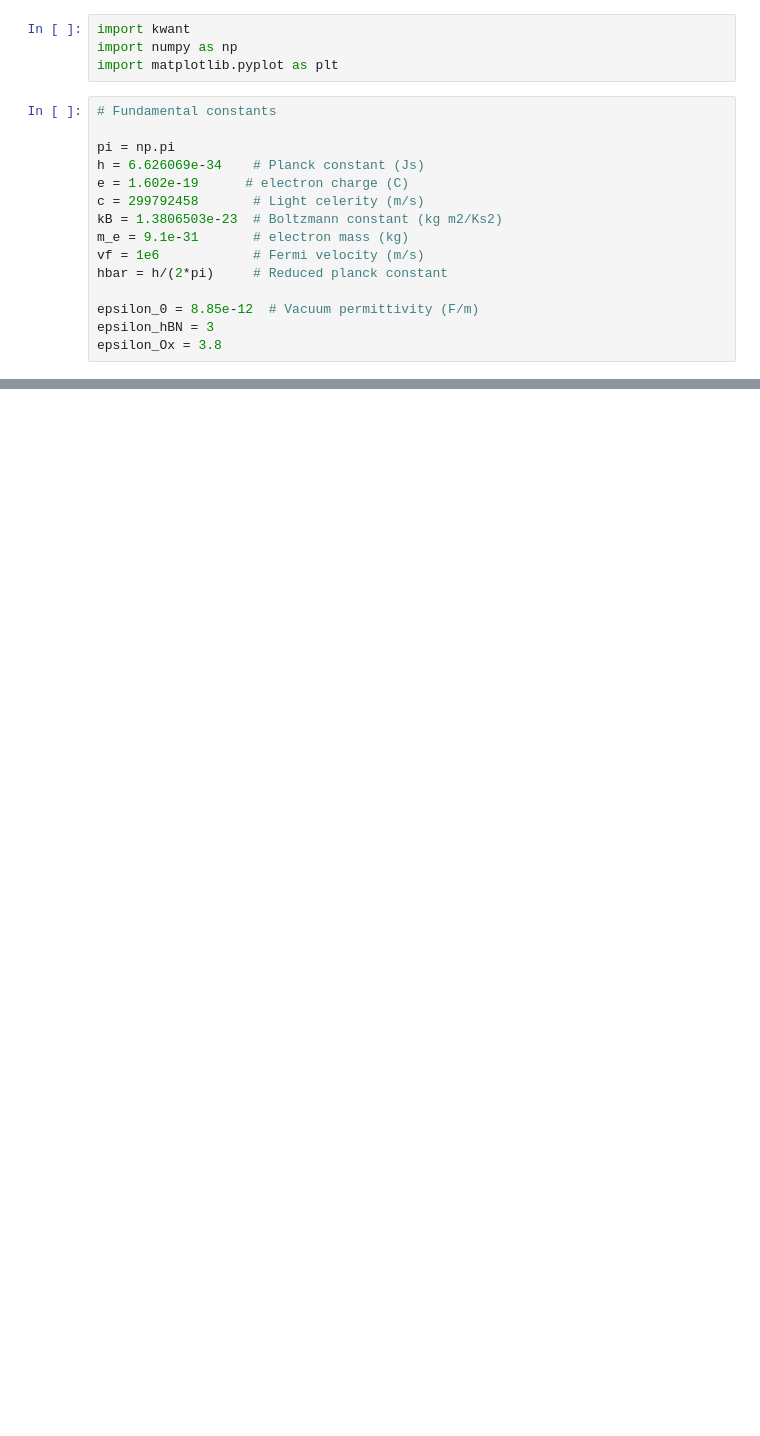
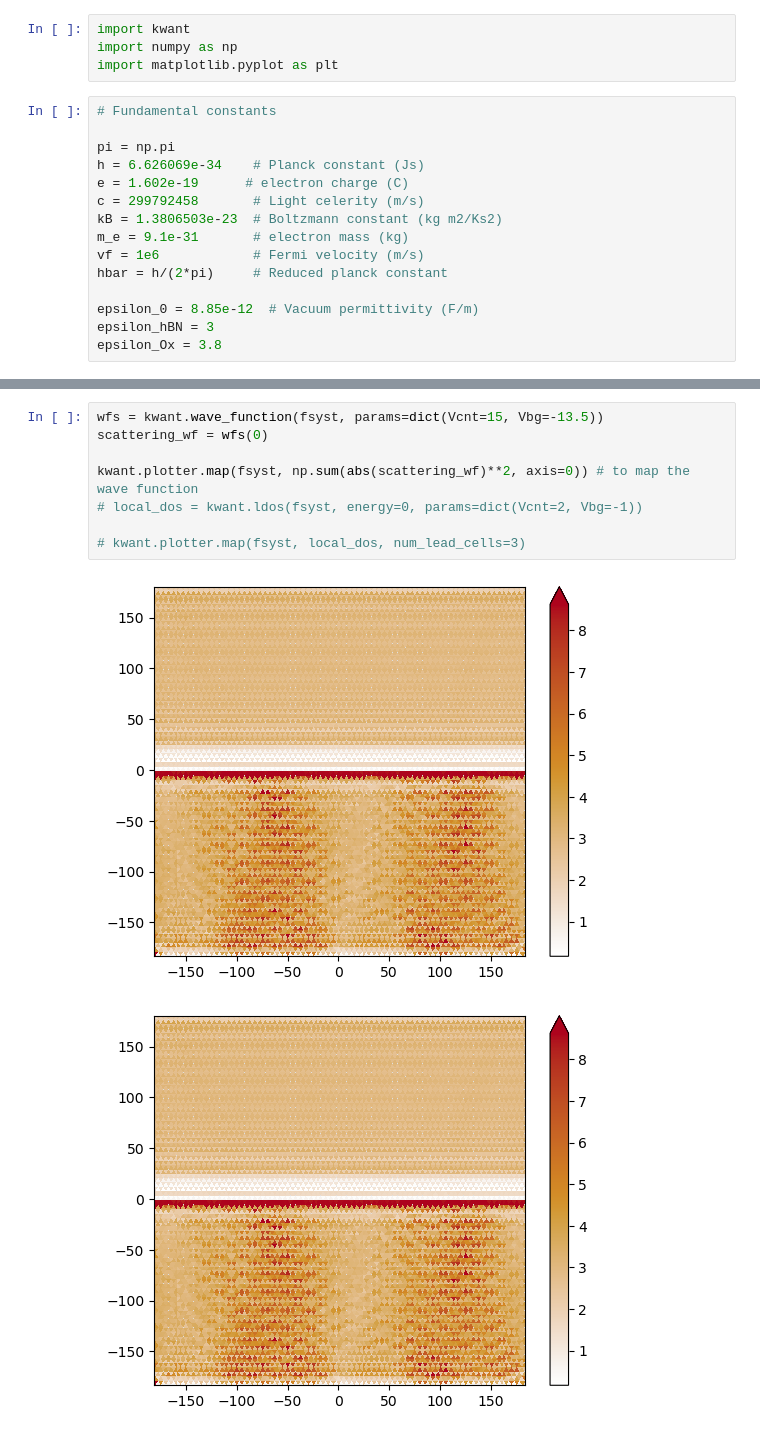
Before and after one commit to colinrenard/LELEC2710, a Jupyter notebook: tests.ipynb, the cells around one changed output, grey strips where cells are left out. Saved outputs shown, nothing was run; the diff lists cells and outputs as text; blank space fills up the shorter version.

```diff
--- a/tests.ipynb
+++ b/tests.ipynb
@@ -144,0 +141,11 @@ Text(0, 0.5, 'T')
+# %%
+wfs = kwant.wave_function(fsyst, params=dict(Vcnt=15, Vbg=-13.5))
+scattering_wf = wfs(0)
+
+kwant.plotter.map(fsyst, np.sum(abs(scattering_wf)**2, axis=0)) # to map the wave function
+# local_dos = kwant.ldos(fsyst, energy=0, params=dict(Vcnt=2, Vbg=-1))
+
+# kwant.plotter.map(fsyst, local_dos, num_lead_cells=3)
+# %% [output]
+[figure, added]
+[figure, added]
```
Also changed, not shown: parts of 6 cells of this notebook.
